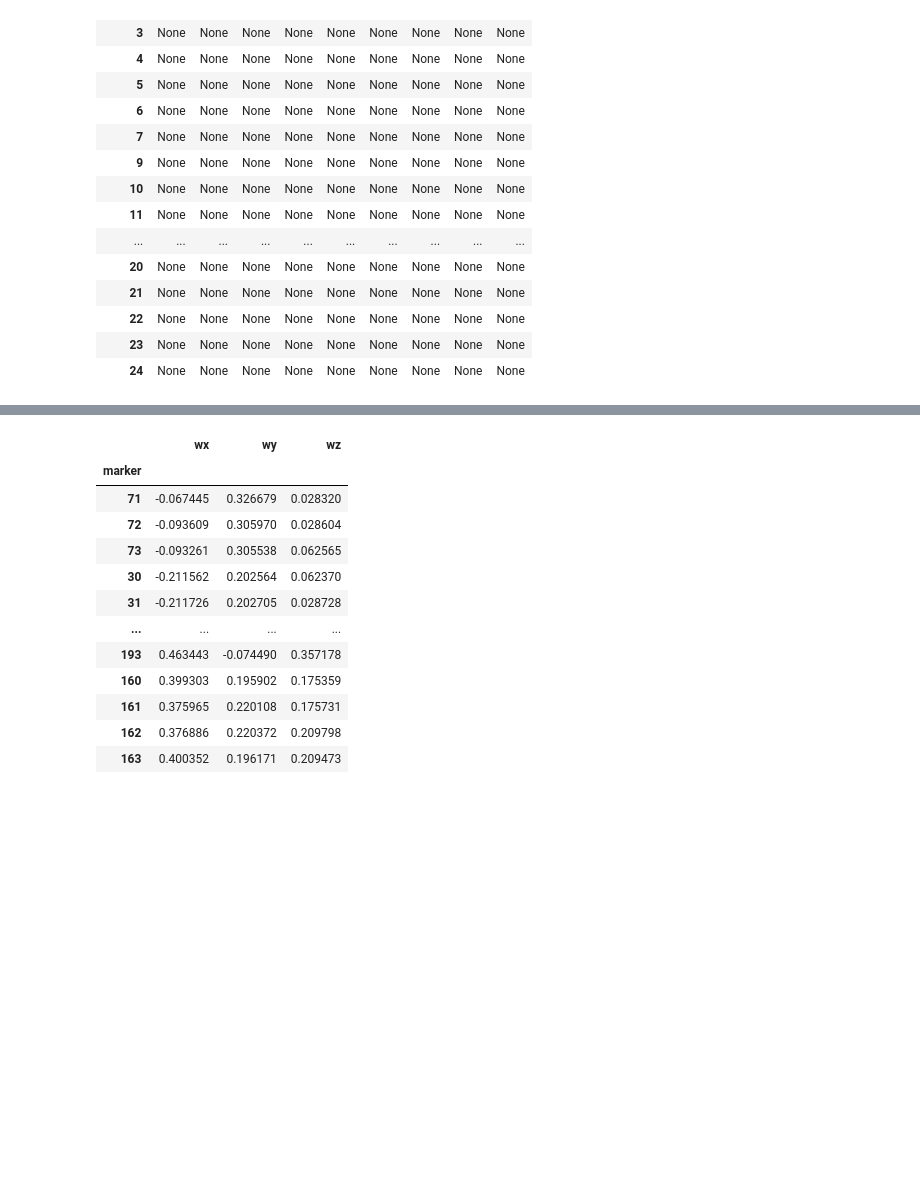
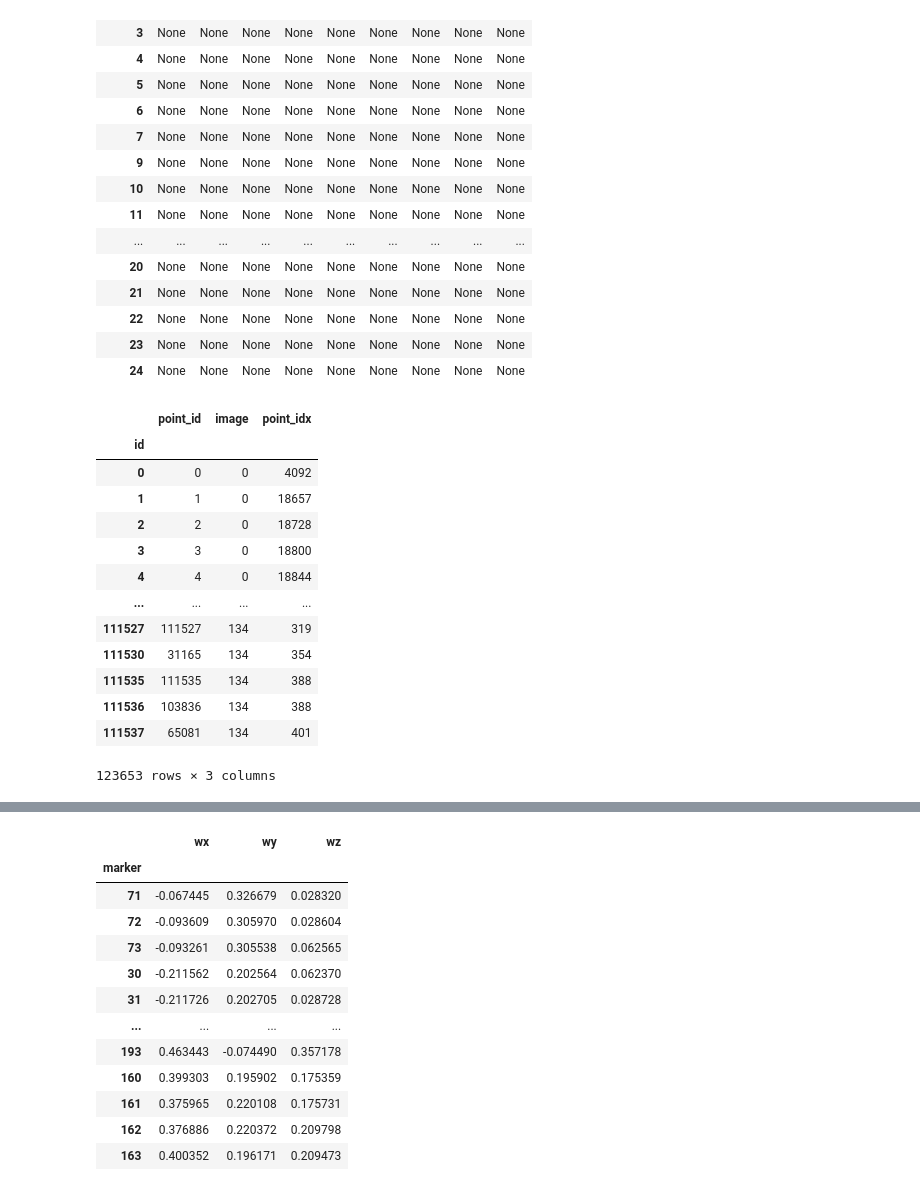
Before and after one commit to FlorianTimm/PhotoBox_Experimente, a Jupyter notebook: Fokus/fokus_faktor_alle_bilder.ipynb, the cells around one changed output, grey strips where cells are left out. Cells and saved outputs as stored; diff of their text form; code cells hidden in the pictures; blank space fills up the shorter version.

```diff
--- a/Fokus/fokus_faktor_alle_bilder.ipynb
+++ b/Fokus/fokus_faktor_alle_bilder.ipynb
@@ -140 +138,23 @@ pp
+# %%
+pp.rename(columns={"pid": "point_id", "id": "image",
+          "idx": "point_idx"}, inplace=True)
+pp.rename(columns={"Unnamed: 0": "id"}, inplace=True)
+pp.reset_index(drop=True, inplace=True)
+pp.set_index("id", inplace=True)
+pp
+# %% [output]
+|  | point_id | image | point_idx |
+| id |  |  |  |
+| 0 | 0 | 0 | 4092 |
+| 1 | 1 | 0 | 18657 |
+| 2 | 2 | 0 | 18728 |
+| 3 | 3 | 0 | 18800 |
+| 4 | 4 | 0 | 18844 |
+| ... | ... | ... | ... |
+| 111527 | 111527 | 134 | 319 |
+| 111530 | 31165 | 134 | 354 |
+| 111535 | 111535 | 134 | 388 |
+| 111536 | 103836 | 134 | 388 |
+| 111537 | 65081 | 134 | 401 |
+123653 rows × 3 columns
 # %%
```
Also changed, not shown: parts of 24 cells of this notebook.
